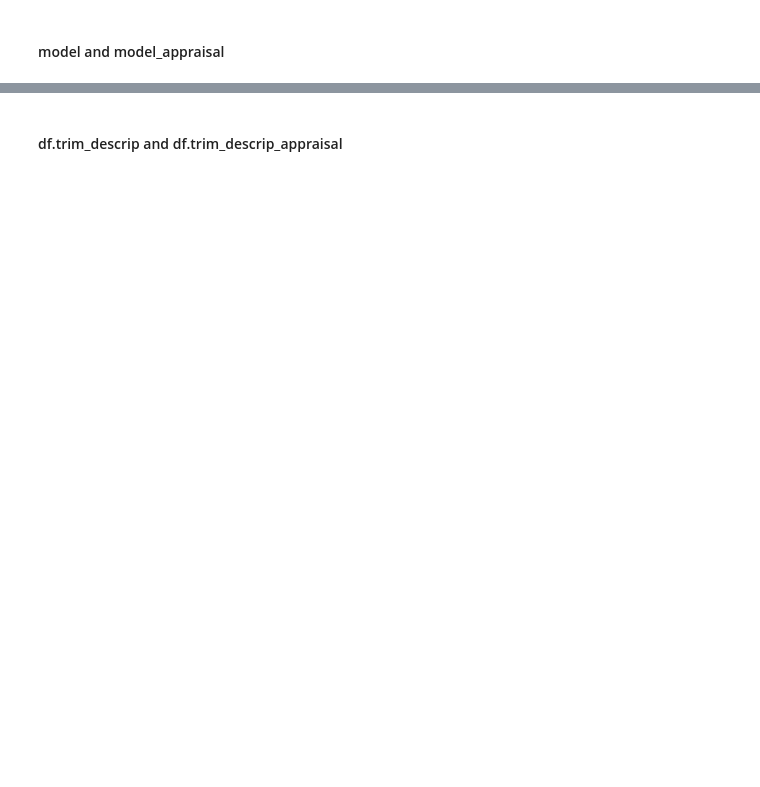
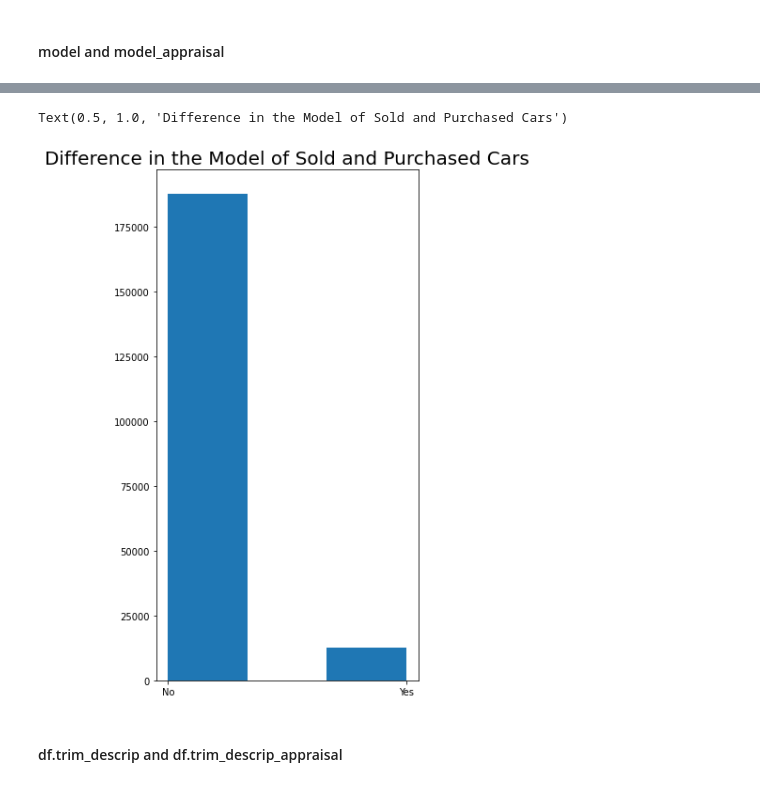
Before and after one commit to Siddharth1060/Car-recomendation-based-on-the-Cars-sold-at-Carmax, a Jupyter notebook: carmax_notebook.ipynb, the cells around one changed output, grey strips where cells are left out. Cells and saved outputs as stored; diff of their text form; code cells hidden in the pictures; blank space fills up the shorter version.

```diff
--- a/carmax_notebook.ipynb
+++ b/carmax_notebook.ipynb
@@ -667,2 +728,4 @@ df.model_appraisal.value_counts()
 # %%
 df.model_appraisal = df.model_appraisal.replace(np.nan,'unknown')
+# %%
+model_df= pd.concat([df.model_appraisal,df.model], axis=1)
@@ -669,3 +748,13 @@ df.model_appraisal = df.model_appraisal.replace(np.nan,'unknown')
+# %%
+model_df.loc[(model_df.model==model_df.model_appraisal),'model_diff']='Yes'
+model_df.model_diff.replace(np.nan,'No',inplace=True)
+# %%
+plt.figure(figsize=(5,10))
+plt.hist(model_df.model_diff, bins= 3)
+plt.title('Difference in the Model of Sold and Purchased Cars', fontsize= 20)
+# %% [output]
+Text(0.5, 1.0, 'Difference in the Model of Sold and Purchased Cars')
+[figure, added]
 # %% [markdown]
 #### df.trim_descrip and df.trim_descrip_appraisal
 # %%
```
Also changed, not shown: parts of 33 cells of this notebook.
